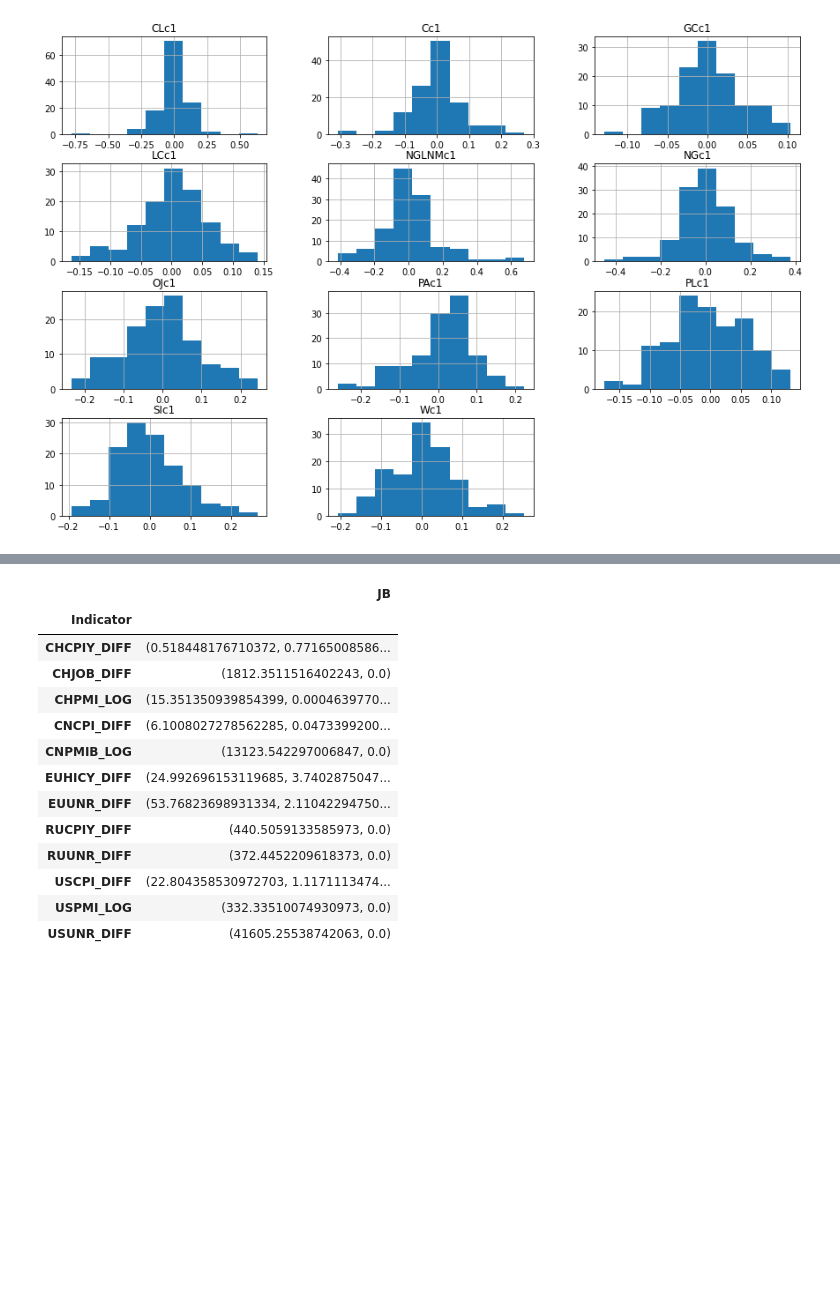
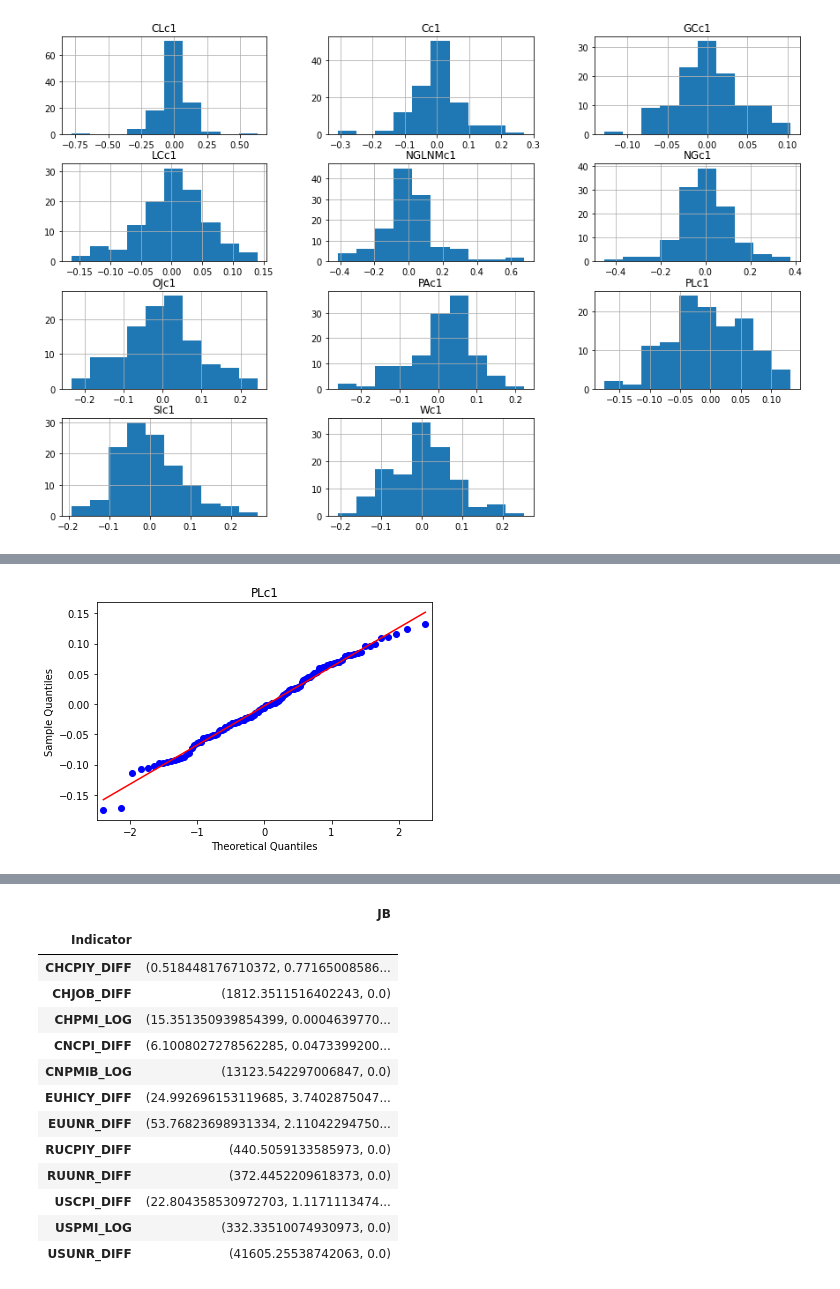
Before and after one commit to Liomat97/AQM, a Jupyter notebook: 3 Analysis.ipynb, the cells around one changed output, grey strips where cells are left out. Saved outputs shown, nothing was run; the diff lists cells and outputs as text; code cells hidden in the pictures; blank space fills up the shorter version.

```diff
--- a/3 Analysis.ipynb
+++ b/3 Analysis.ipynb
@@ -144,0 +127,7 @@ futures.hist(figsize=(15,10));
+# %%
+sm.qqplot(futures['PLc1'], line = "r")
+pylab.title("PLc1")
+plt.savefig('Grafiken\QQ-Plot PLc1')
+pylab.show()
+# %% [output]
+[figure, added]
```
Also changed, not shown: parts of 11 cells of this notebook, 19 other files.
